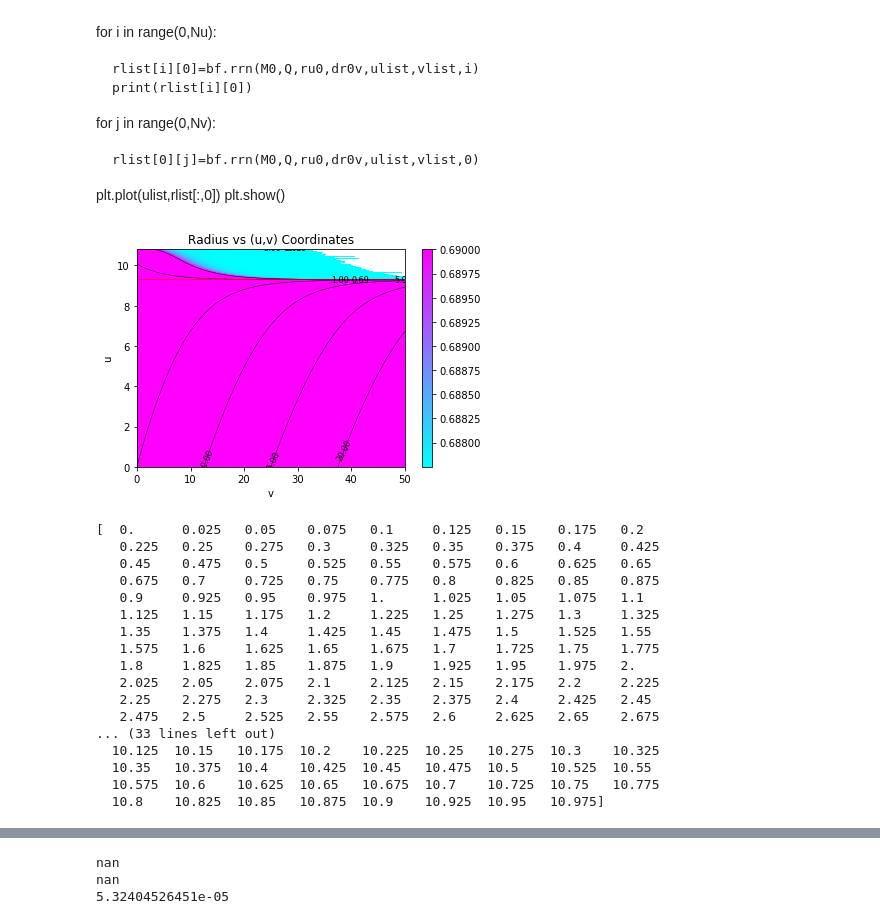
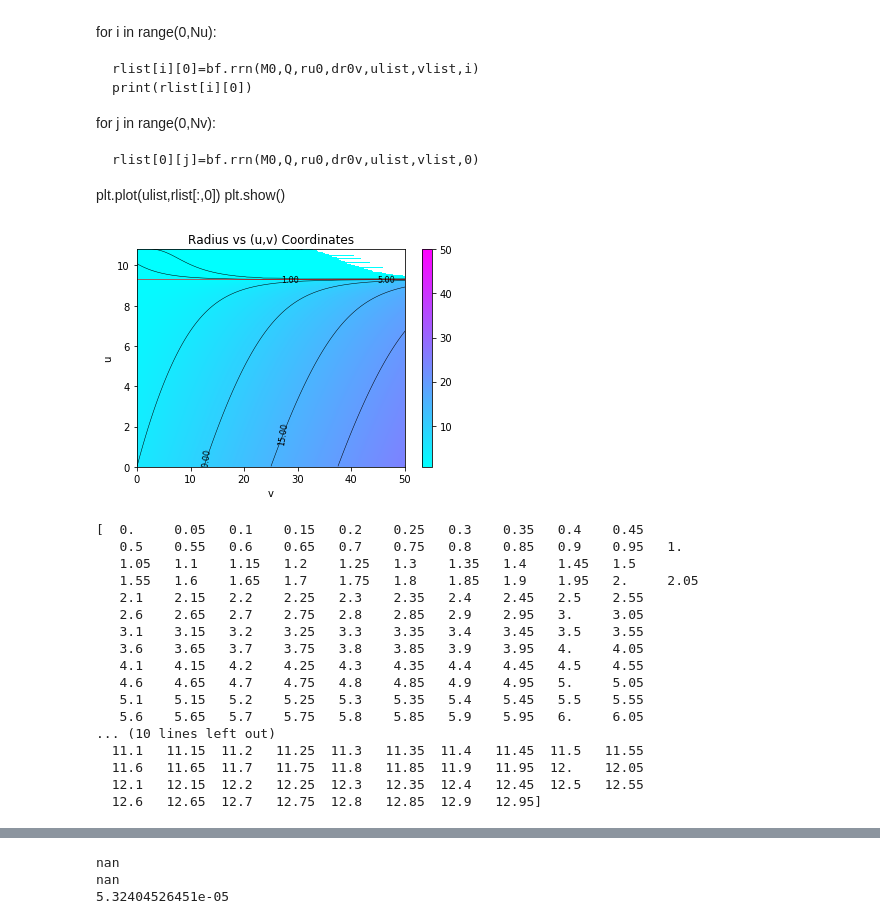
Before and after one commit to bpiotrzkowski/Double-Null-Code, a Jupyter notebook: Reissner Nordstrom Analytical Solution.ipynb, the cells around one changed output, grey strips where cells are left out. Drawn from its saved outputs; the diff is of its cells as text; code cells hidden in the pictures.

```diff
--- a/Reissner Nordstrom Analytical Solution.ipynb
+++ b/Reissner Nordstrom Analytical Solution.ipynb
@@ -21,9 +21,9 @@ Q=0.95
 ru0=5.0
 dr0v=0.4
 
-N=40
-umax=11
-vmax=50
+N=20
+umax=13
+vmax=200
 du0=M0/N
 dv0=du0
 
@@ -138,30 +138,30 @@ rlist=np.zeros((Nu,Nv))*np.nan
 
 for i in range(0,Nu):
     #for j in range(0,Nv):
-    rlist[i]=bf.rrn(M0,Q,ru0,dr0v,ulist,vlist,i).reshape(Nv)
+    rlist[i]=bf.rrn(M0,Q,ru0,dr0v,0.0,ulist,vlist,i).reshape(Nv)
 # %%
 levels=[.683,.685,.69,1.0,5.0,10.0,15.0,20.0,25.0,30.0]
 
-plot1=plt.imshow(rlist,cmap=plt.cm.cool,extent=(0,vmax,0,umax),aspect='auto',origin='lower',vmax=.69)
+plot1=plt.imshow(rlist,cmap=plt.cm.cool,extent=(0,vmax,0,umax),aspect='auto',origin='lower',vmax=50)
 plot4=plt.contour(rlist, levels,linewidths=0.5,colors='black',extent=(0,vmax,0,umax),aspect='auto',origin='lower')
 plot5=plt.contour(rlist, [rminus],linewidths=0.6,colors='blue',extent=(0,vmax,0,umax),aspect='auto',origin='lower')
 plot6=plt.contour(rlist, [rplus],linewidths=0.6,colors='red',extent=(0,vmax,0,umax),aspect='auto',origin='lower')
 plt.clabel(plot4, levels,
            inline=0, inline_spacing=0,
            fmt='%1.2f',rightside_up=True,
            fontsize=8)
 #sample3=plt.plot(vrange[-1],drdvnplist)
 #sample3=plt.plot(vrange,dsigdvnplist)
 plt.xlabel('v')
 plt.ylabel('u')
-plt.xlim()
+plt.xlim(0,50)
 plt.ylim(0,10.8)
 plt.colorbar(plot1)
 plt.title('Radius vs (u,v) Coordinates')
 #plt.savefig('Test1-2.png',dpi=300)
 plt.show()
 # %% [output]
-[figure, old version]
+[figure, new version]
 # %%
 urange0=np.zeros((Nu))
 vrange0=np.zeros((Nv))
@@ -185,23 +185,23 @@ for j in range(0,Nv-1):
 
 print(urange0)
 # %% [output]
-[  0.      0.025   0.05    0.075   0.1     0.125   0.15    0.175   0.2
-   0.225   0.25    0.275   0.3     0.325   0.35    0.375   0.4     0.425
-   0.45    0.475   0.5     0.525   0.55    0.575   0.6     0.625   0.65
-   0.675   0.7     0.725   0.75    0.775   0.8     0.825   0.85    0.875
-   0.9     0.925   0.95    0.975   1.      1.025   1.05    1.075   1.1
-   1.125   1.15    1.175   1.2     1.225   1.25    1.275   1.3     1.325
-   1.35    1.375   1.4     1.425   1.45    1.475   1.5     1.525   1.55
-   1.575   1.6     1.625   1.65    1.675   1.7     1.725   1.75    1.775
-   1.8     1.825   1.85    1.875   1.9     1.925   1.95    1.975   2.
-   2.025   2.05    2.075   2.1     2.125   2.15    2.175   2.2     2.225
-   2.25    2.275   2.3     2.325   2.35    2.375   2.4     2.425   2.45
-   2.475   2.5     2.525   2.55    2.575   2.6     2.625   2.65    2.675
-... (33 lines left out)
-  10.125  10.15   10.175  10.2    10.225  10.25   10.275  10.3    10.325
-  10.35   10.375  10.4    10.425  10.45   10.475  10.5    10.525  10.55
-  10.575  10.6    10.625  10.65   10.675  10.7    10.725  10.75   10.775
-  10.8    10.825  10.85   10.875  10.9    10.925  10.95   10.975]
+[  0.     0.05   0.1    0.15   0.2    0.25   0.3    0.35   0.4    0.45
+   0.5    0.55   0.6    0.65   0.7    0.75   0.8    0.85   0.9    0.95   1.
+   1.05   1.1    1.15   1.2    1.25   1.3    1.35   1.4    1.45   1.5
+   1.55   1.6    1.65   1.7    1.75   1.8    1.85   1.9    1.95   2.     2.05
+   2.1    2.15   2.2    2.25   2.3    2.35   2.4    2.45   2.5    2.55
+   2.6    2.65   2.7    2.75   2.8    2.85   2.9    2.95   3.     3.05
+   3.1    3.15   3.2    3.25   3.3    3.35   3.4    3.45   3.5    3.55
+   3.6    3.65   3.7    3.75   3.8    3.85   3.9    3.95   4.     4.05
+   4.1    4.15   4.2    4.25   4.3    4.35   4.4    4.45   4.5    4.55
+   4.6    4.65   4.7    4.75   4.8    4.85   4.9    4.95   5.     5.05
+   5.1    5.15   5.2    5.25   5.3    5.35   5.4    5.45   5.5    5.55
+   5.6    5.65   5.7    5.75   5.8    5.85   5.9    5.95   6.     6.05
+... (10 lines left out)
+  11.1   11.15  11.2   11.25  11.3   11.35  11.4   11.45  11.5   11.55
+  11.6   11.65  11.7   11.75  11.8   11.85  11.9   11.95  12.    12.05
+  12.1   12.15  12.2   12.25  12.3   12.35  12.4   12.45  12.5   12.55
+  12.6   12.65  12.7   12.75  12.8   12.85  12.9   12.95]
 # %%
 plt.plot(urange0,rlist[:,0])
 plt.xlabel('u')
```
Also changed, not shown: parts of 10 cells of this notebook, 7 other files.
